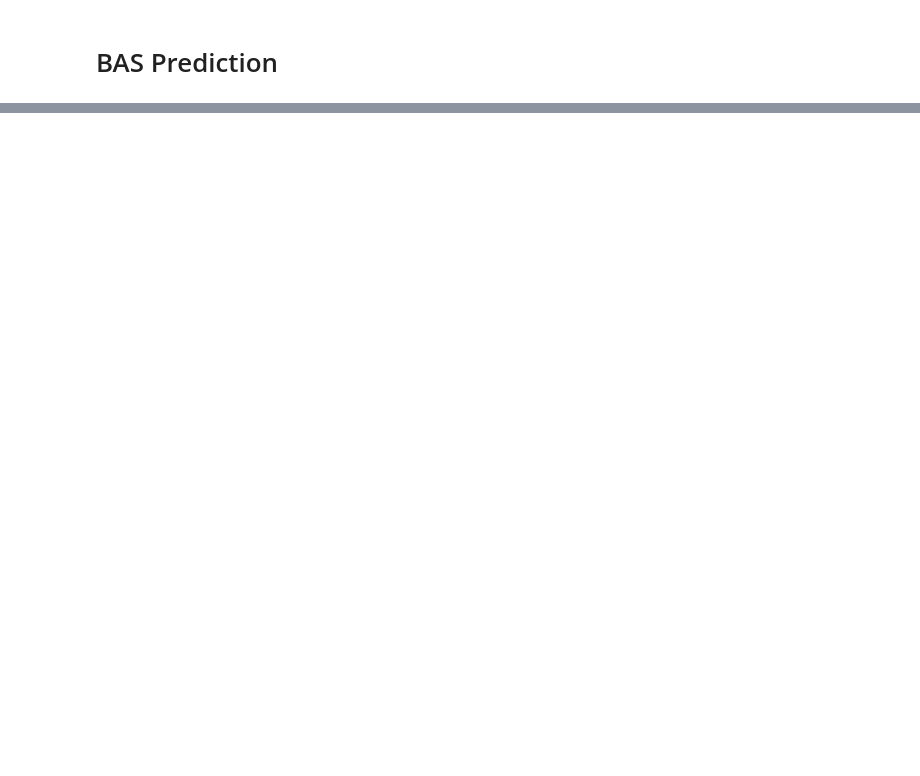
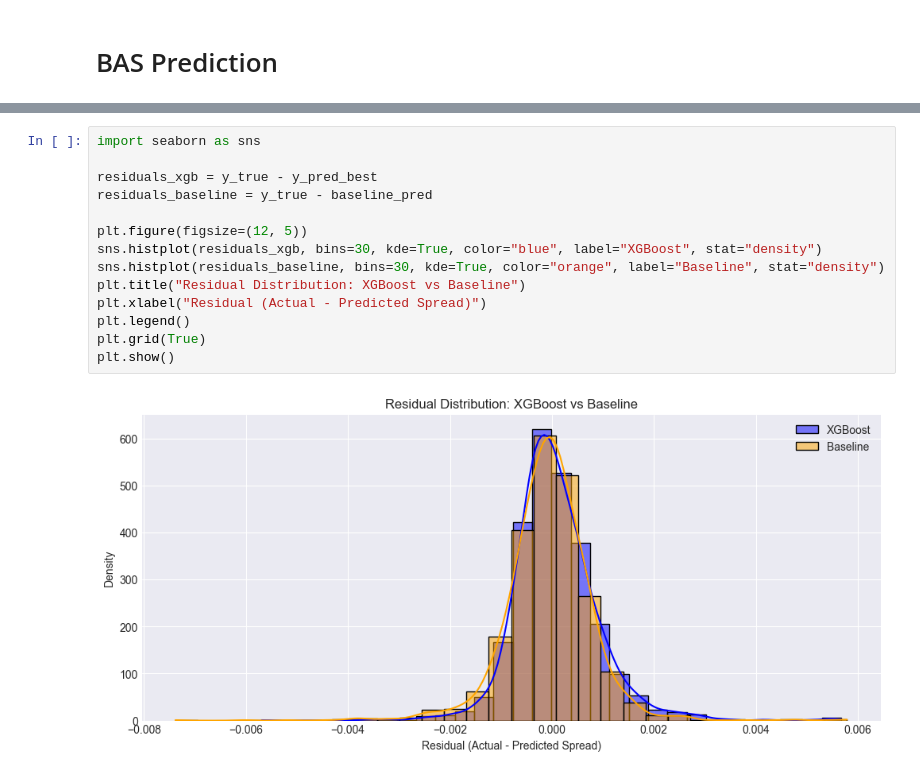
Before and after one commit to mofrui/volatility-analysis, a Jupyter notebook: research/BAS Prediction.ipynb, the cells around one changed output, grey strips where cells are left out. Drawn from its saved outputs; the diff is of its cells as text; blank space fills up the shorter version.

```diff
--- a/research/BAS Prediction.ipynb
+++ b/research/BAS Prediction.ipynb
@@ -860,0 +672,16 @@ plt.show()
+# %%
+import seaborn as sns
+
+residuals_xgb = y_true - y_pred_best
+residuals_baseline = y_true - baseline_pred
+
+plt.figure(figsize=(12, 5))
+sns.histplot(residuals_xgb, bins=30, kde=True, color="blue", label="XGBoost", stat="density")
+sns.histplot(residuals_baseline, bins=30, kde=True, color="orange", label="Baseline", stat="density")
+plt.title("Residual Distribution: XGBoost vs Baseline")
+plt.xlabel("Residual (Actual - Predicted Spread)")
+plt.legend()
+plt.grid(True)
+plt.show()
+# %% [output]
+[figure, added]
```
Also changed, not shown: parts of 26 cells of this notebook.
